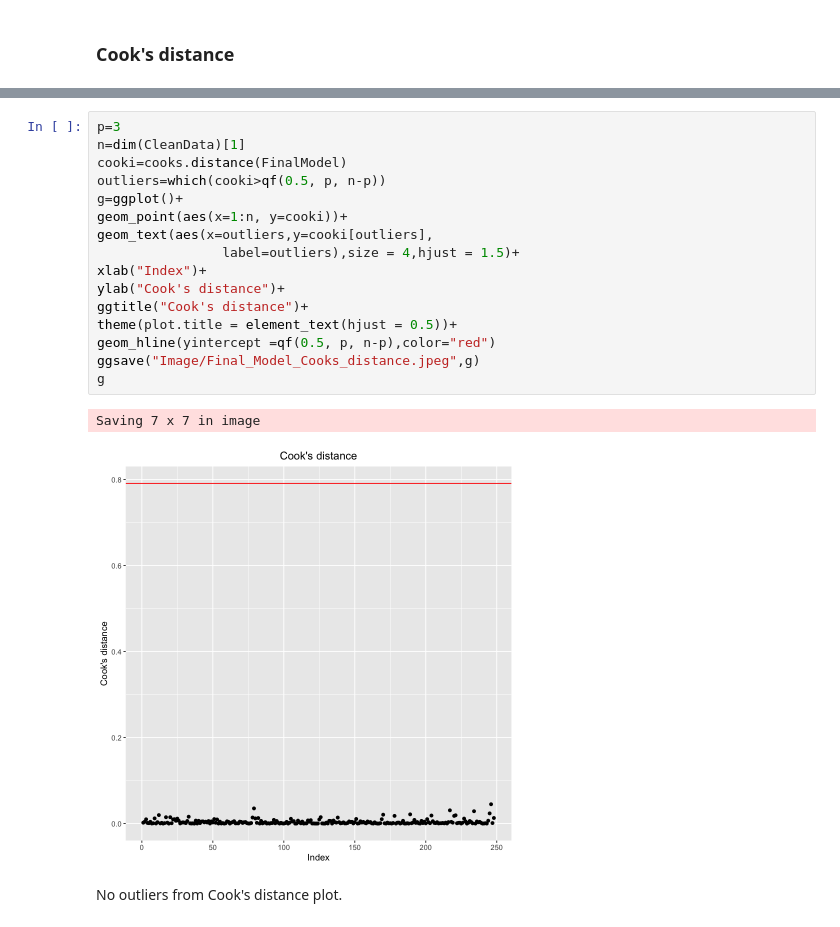
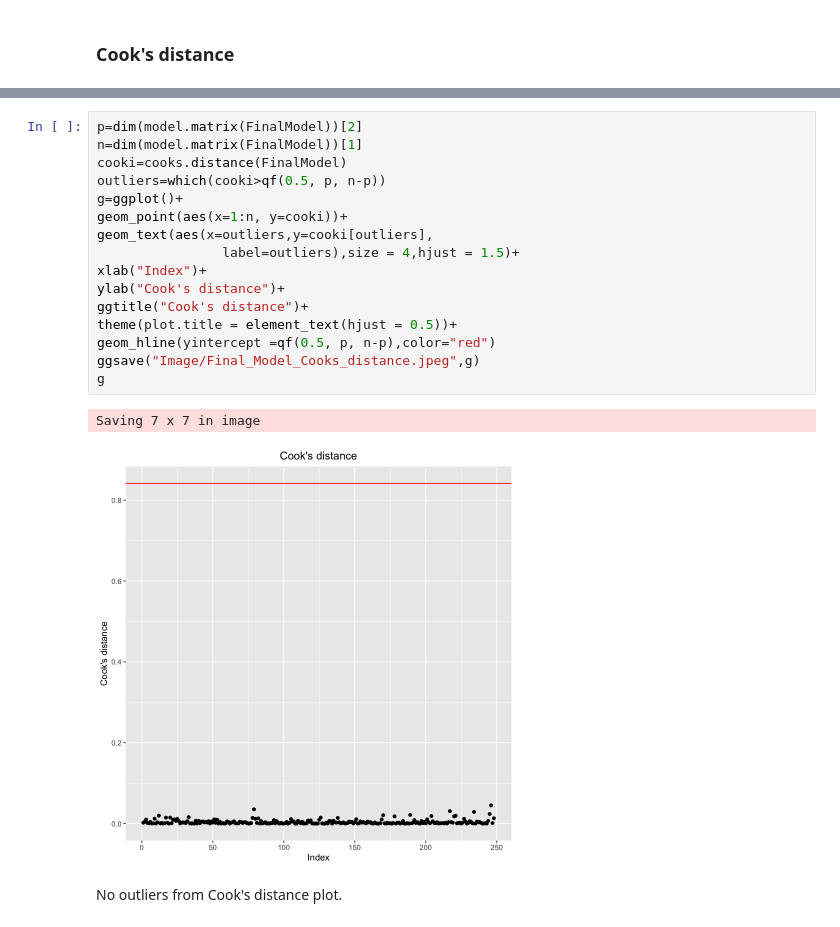
Before and after one commit to heitinamoranika/Module_2, a Jupyter notebook: Module_2.ipynb, the cells around one changed output, grey strips where cells are left out. Saved outputs shown, nothing was run; the diff lists cells and outputs as text.

```diff
--- a/Module_2.ipynb
+++ b/Module_2.ipynb
@@ -1166,22 +1254,22 @@ F-statistic: 181.3 on 3 and 202 DF,  p-value: < 2.2e-16
 # %%
-p=3
-n=dim(CleanData)[1]
+p=dim(model.matrix(FinalModel))[2]
+n=dim(model.matrix(FinalModel))[1]
 cooki=cooks.distance(FinalModel)
 outliers=which(cooki>qf(0.5, p, n-p))
 g=ggplot()+
 geom_point(aes(x=1:n, y=cooki))+
 geom_text(aes(x=outliers,y=cooki[outliers],
                 label=outliers),size = 4,hjust = 1.5)+
 xlab("Index")+
 ylab("Cook's distance")+
 ggtitle("Cook's distance")+
 theme(plot.title = element_text(hjust = 0.5))+
 geom_hline(yintercept =qf(0.5, p, n-p),color="red")
 ggsave("Image/Final_Model_Cooks_distance.jpeg",g)
 g
 # %% [output]
 Saving 7 x 7 in image
-[figure, old version]
+[figure, new version]
 # %% [markdown]
 No outliers from Cook's distance plot.
 # %% [markdown]
```
Also changed, not shown: parts of 67 cells of this notebook, 8 other files.
